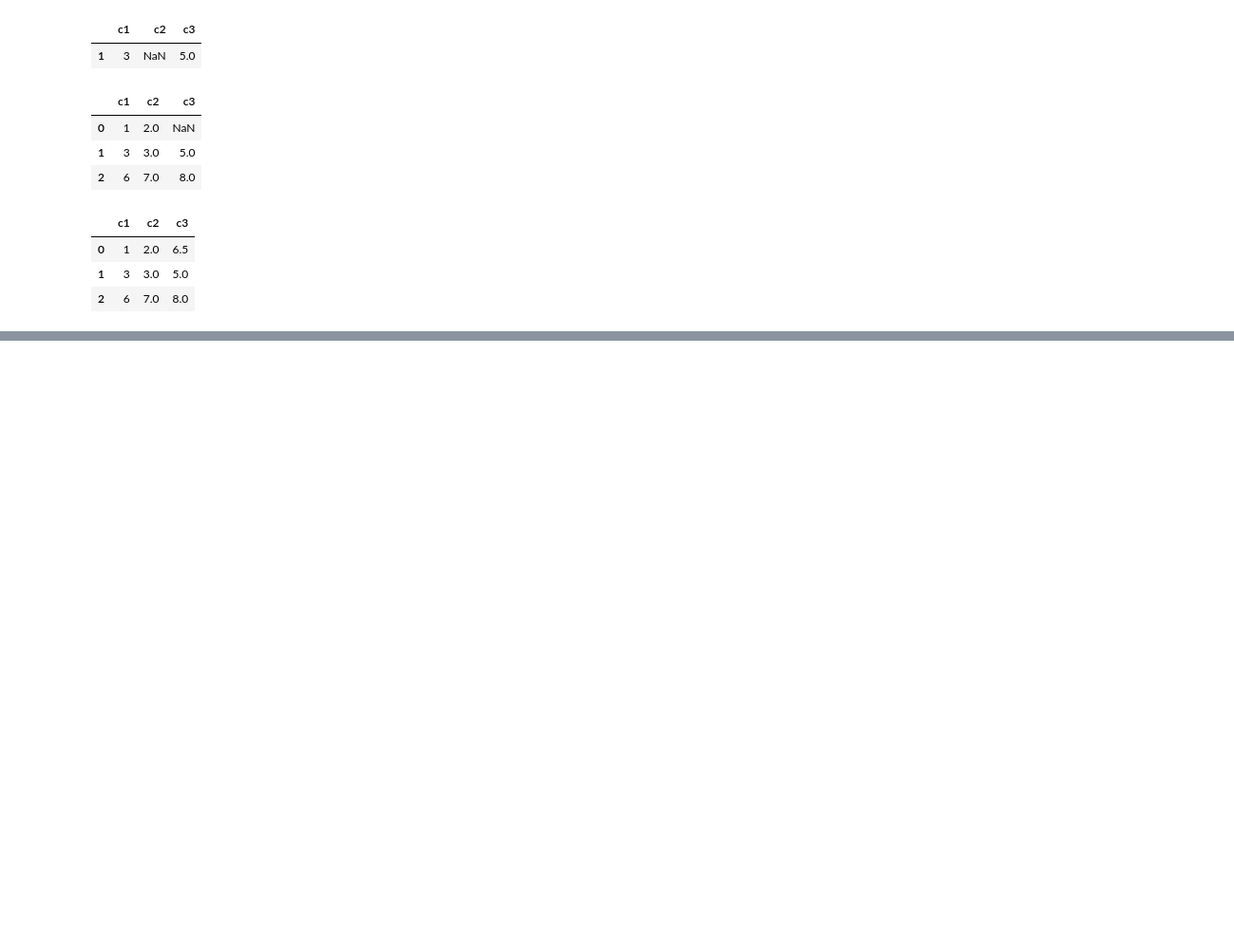
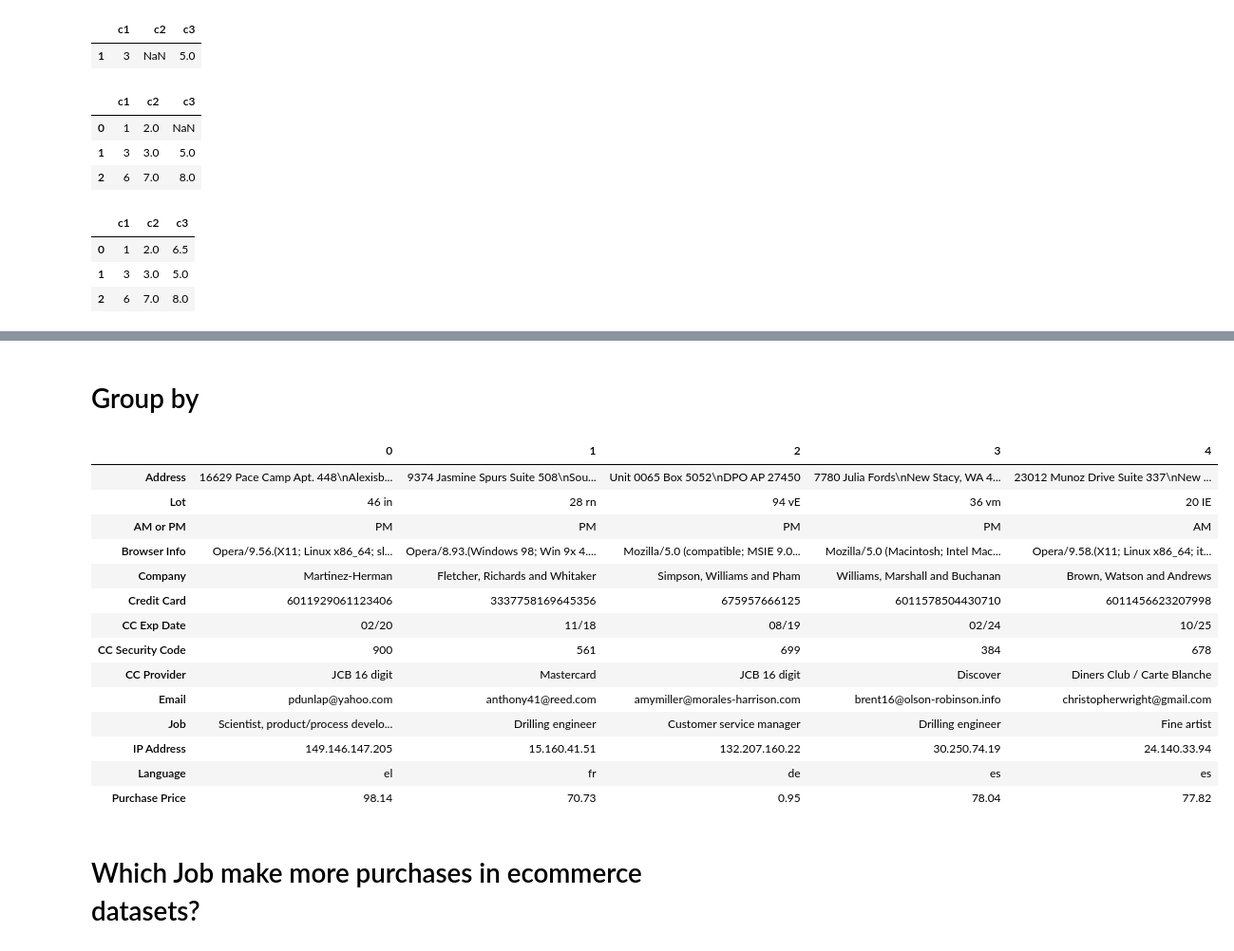
Before and after one commit to vengleab/sunrise-data-science-2024, a Jupyter notebook: Python-for-data-science/pandas.ipynb, the cells around one changed output, grey strips where cells are left out. Shown: that part at 95% size. Drawn from its saved outputs; the diff is of its cells as text; code cells hidden in the pictures; blank space fills up the shorter version.

```diff
--- a/Python-for-data-science/pandas.ipynb
+++ b/Python-for-data-science/pandas.ipynb
@@ -528,0 +526,23 @@ data
+# %% [markdown]
+# Group by
+# %%
+ecom = pd.read_csv("./excercise/02-ecommerce/Ecommerce.csv")
+ecom.head(5).T
+# %% [output]
+|  | 0 | 1 | 2 | 3 | 4 |
+| Address | 16629 Pace Camp Apt. 448\nAlexisb... | 9374 Jasmine Spurs Suite 508\nSou... | Unit 0065 Box 5052\nDPO AP 27450 | 7780 Julia Fords\nNew Stacy, WA 4... | 23012 Munoz Drive Suite 337\nNew ... |
+| Lot | 46 in | 28 rn | 94 vE | 36 vm | 20 IE |
+| AM or PM | PM | PM | PM | PM | AM |
+| Browser Info | Opera/9.56.(X11; Linux x86_64; sl... | Opera/8.93.(Windows 98; Win 9x 4.... | Mozilla/5.0 (compatible; MSIE 9.0... | Mozilla/5.0 (Macintosh; Intel Mac... | Opera/9.58.(X11; Linux x86_64; it... |
+| Company | Martinez-Herman | Fletcher, Richards and Whitaker | Simpson, Williams and Pham | Williams, Marshall and Buchanan | Brown, Watson and Andrews |
+| Credit Card | 6011929061123406 | 3337758169645356 | 675957666125 | 6011578504430710 | 6011456623207998 |
+| CC Exp Date | 02/20 | 11/18 | 08/19 | 02/24 | 10/25 |
+| CC Security Code | 900 | 561 | 699 | 384 | 678 |
+| CC Provider | JCB 16 digit | Mastercard | JCB 16 digit | Discover | Diners Club / Carte Blanche |
+| Email | pdunlap@yahoo.com | anthony41@reed.com | amymiller@morales-harrison.com | brent16@olson-robinson.info | christopherwright@gmail.com |
+| Job | Scientist, product/process develo... | Drilling engineer | Customer service manager | Drilling engineer | Fine artist |
+| IP Address | 149.146.147.205 | 15.160.41.51 | 132.207.160.22 | 30.250.74.19 | 24.140.33.94 |
+| Language | el | fr | de | es | es |
+| Purchase Price | 98.14 | 70.73 | 0.95 | 78.04 | 77.82 |
+# %% [markdown]
+# Which Job make more purchases in ecommerce datasets?
```
Also changed, not shown: parts of 40 cells of this notebook.
